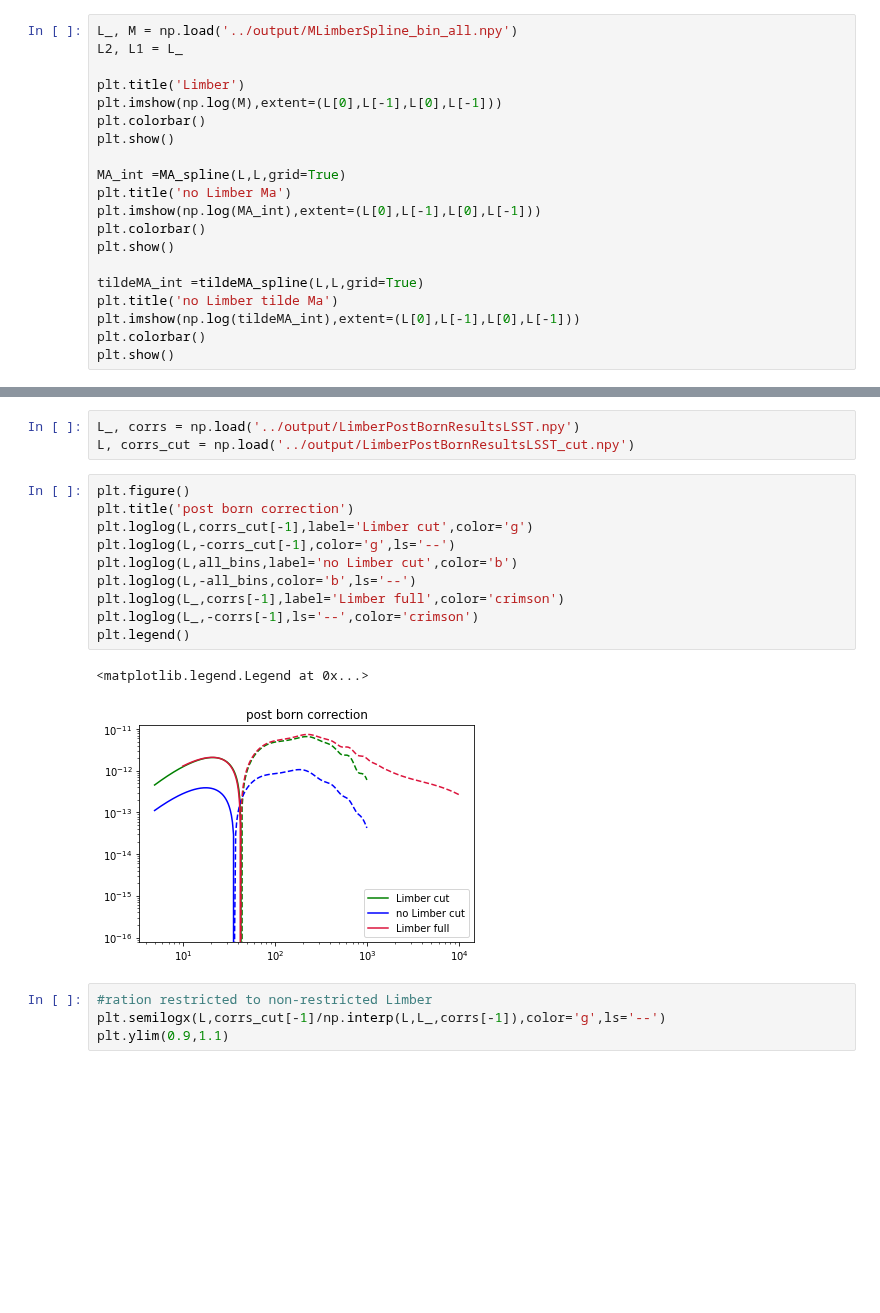
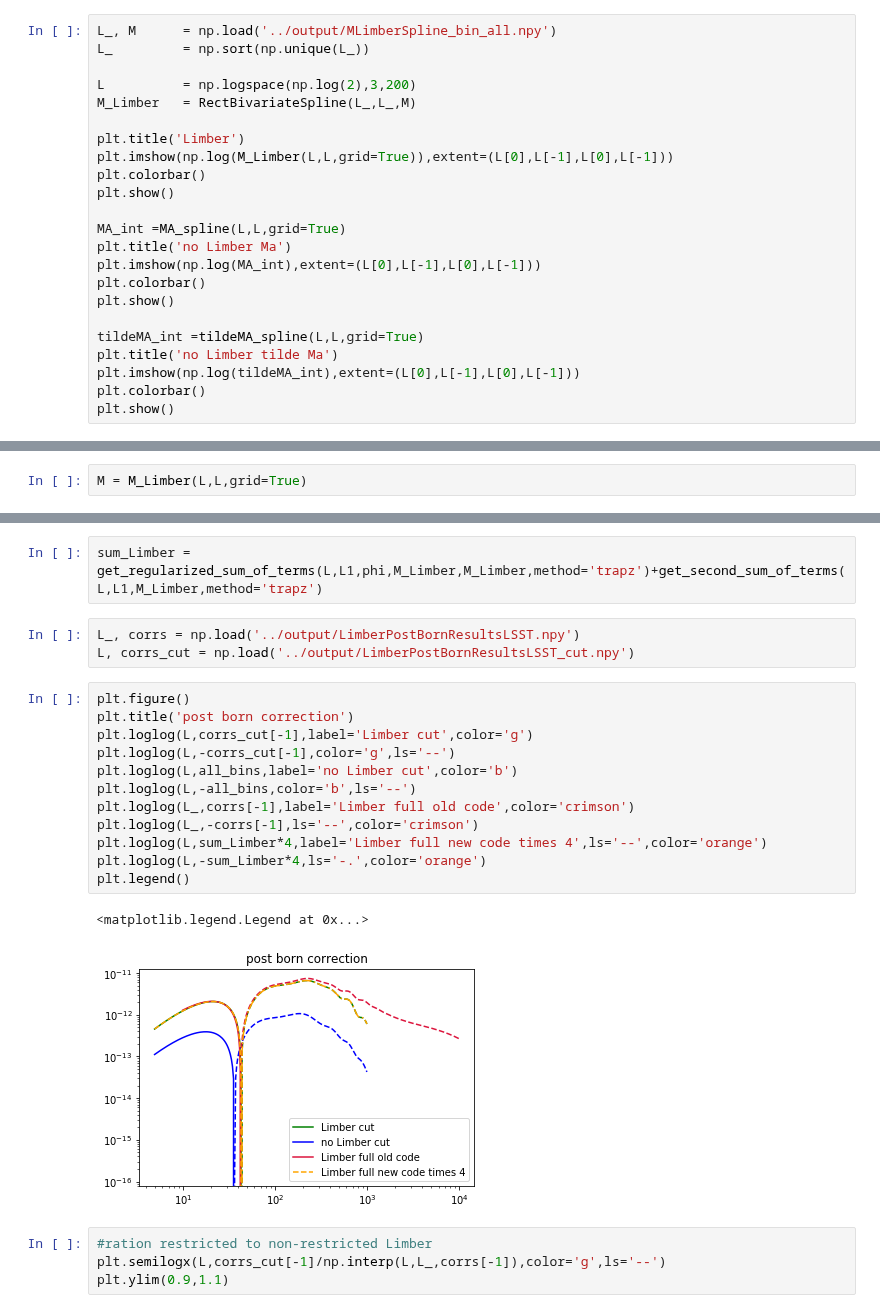
Before and after one commit to VMBoehm/postlimber, a Jupyter notebook: notebooks/PostBornTerms without Limber new approach.ipynb, the cells around one changed output, grey strips where cells are left out. Saved outputs shown, nothing was run; the diff lists cells and outputs as text; blank space fills up the shorter version.

```diff
--- a/notebooks/PostBornTerms without Limber new approach.ipynb
+++ b/notebooks/PostBornTerms without Limber new approach.ipynb
@@ -306,11 +306,14 @@ tildeMA=tildeMA1+tildeMA2
 np.save('../M_matrices/tildeMA_bin_%s'%str(bin_num),[np.meshgrid(ell_),tildeMA])
 tildeMA_spline = RectBivariateSpline(ell_,ell_,tildeMA)
 # %%
-L_, M = np.load('../output/MLimberSpline_bin_all.npy')
-L2, L1 = L_
+L_, M      = np.load('../output/MLimberSpline_bin_all.npy')
+L_         = np.sort(np.unique(L_))
+
+L          = np.logspace(np.log(2),3,200)
+M_Limber   = RectBivariateSpline(L_,L_,M)
 
 plt.title('Limber')
-plt.imshow(np.log(M),extent=(L[0],L[-1],L[0],L[-1]))
+plt.imshow(np.log(M_Limber(L,L,grid=True)),extent=(L[0],L[-1],L[0],L[-1]))
 plt.colorbar()
 plt.show()
 
@@ -329,6 +332,8 @@ plt.show()
 [figure]
 [figure]
 [figure]
+# %%
+M = M_Limber(L,L,grid=True)
 # %%
 plt.title('ratio no Limber over Limber M1-Matrix')
 plt.imshow(MA_int/M,extent=(L[0],L[-1],L[0],L[-1]))
@@ -417,19 +411,23 @@ print(time.time()-begin)
+# %%
+sum_Limber =  get_regularized_sum_of_terms(L,L1,phi,M_Limber,M_Limber,method='trapz')+get_second_sum_of_terms(L,L1,M_Limber,method='trapz')
 # %%
 L_, corrs = np.load('../output/LimberPostBornResultsLSST.npy')
 L, corrs_cut = np.load('../output/LimberPostBornResultsLSST_cut.npy')
 # %%
 plt.figure()
 plt.title('post born correction')
 plt.loglog(L,corrs_cut[-1],label='Limber cut',color='g')
 plt.loglog(L,-corrs_cut[-1],color='g',ls='--')
 plt.loglog(L,all_bins,label='no Limber cut',color='b')
 plt.loglog(L,-all_bins,color='b',ls='--')
-plt.loglog(L_,corrs[-1],label='Limber full',color='crimson')
+plt.loglog(L_,corrs[-1],label='Limber full old code',color='crimson')
 plt.loglog(L_,-corrs[-1],ls='--',color='crimson')
+plt.loglog(L,sum_Limber*4,label='Limber full new code times 4',ls='--',color='orange')
+plt.loglog(L,-sum_Limber*4,ls='-.',color='orange')
 plt.legend()
 # %% [output]
 <matplotlib.legend.Legend at 0x...>
-[figure, old version]
+[figure, new version]
 # %%
 #ration restricted to non-restricted Limber
 plt.semilogx(L,corrs_cut[-1]/np.interp(L,L_,corrs[-1]),color='g',ls='--')
```
Also changed, not shown: parts of 9 cells of this notebook, 14 other files.
